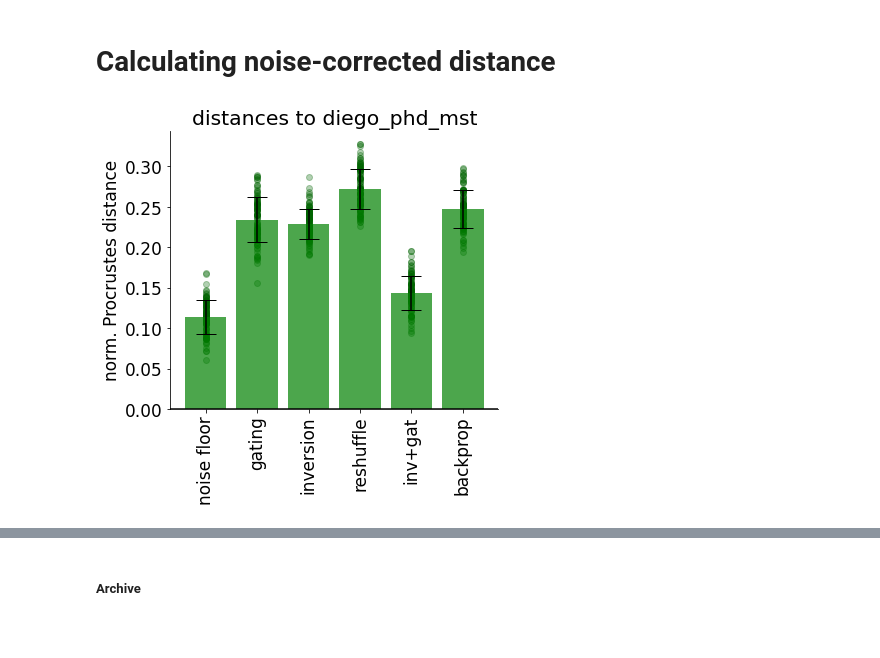
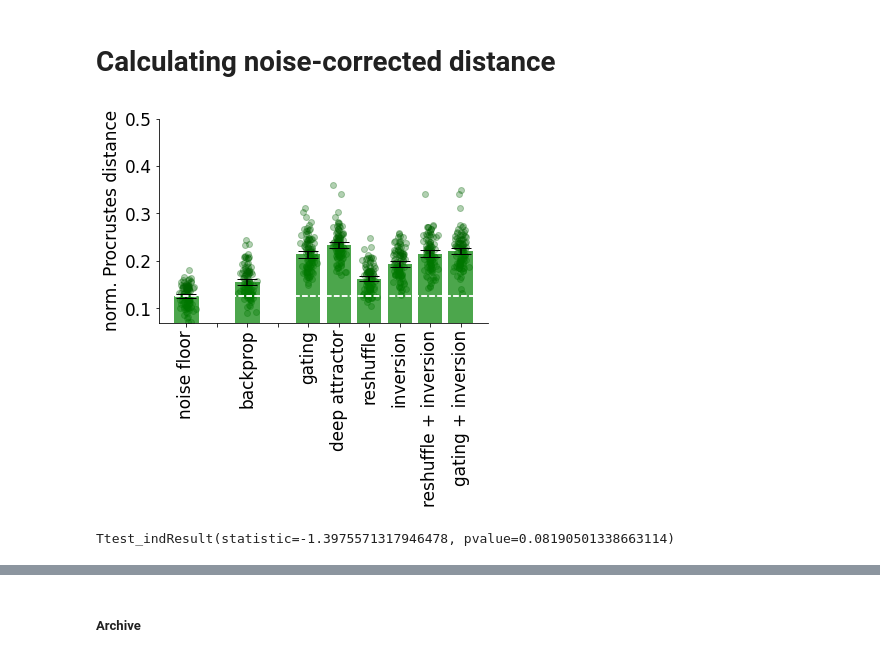
Before and after one commit to azaho/ccn_story3, a Jupyter notebook: netdist.ipynb, the cells around one changed output, grey strips where cells are left out. Drawn from its saved outputs; the diff is of its cells as text; code cells hidden in the pictures; blank space fills up the shorter version.

```diff
--- a/netdist.ipynb
+++ b/netdist.ipynb
@@ -247,7 +327,7 @@ for network_name, network in all_networks.items():
             t_d_from = delay0+input_time+20  # remove first 200 ms of delay
             t_d_to = delay0+input_time+delay1
 
-            if '_ad' in name: model_parameterupdate = 2000
+            if '_ad' in name: model_parameterupdate = 4000
             array = np.load(name+f"/model_parameterupdate{model_parameterupdate}_fr.npy")
             temp = np.zeros((n_trials, 2, net_size))
             temp[:, 0, :] = np.mean(array.reshape(n_trials, total_time, net_size)[::, t_cue_from:t_cue_to, :], axis=1)
@@ -311,7 +391,7 @@ plt.show()
 # %% [output]
 [figure]
 # %%
-show_neurons = "reshuffle_ad"
+show_neurons = "reshuffle"
 #show_neurons = "backprop_lt_pt"
 
 fig = plt.figure(figsize=(12,8))
@@ -347,7 +427,7 @@ for i in range(5):
         if bins==7: x = x*1.033+10
         ax.bar(x, hist*100, align='center', width=180/bins/1.05, color="green")
 
-
+        #ax.set_title(f"{ind}")
         #ax.set_xlabel('preference change (deg)', fontsize=16)
         #ax.set_ylabel('% of neurons', fontsize=16)
         ax.set_xticks(np.arange(0, 181, 90))
@@ -410,8 +511,9 @@ include = list(all_networks.keys())
 print(include)
 exclude = [x for x in include if ("backprop" in x and x!="backpropdd")]#["backprop", "backprop_pt_la"]#["inv+gat"]
 #exclude += "diego_phd_mst,diego_new_mst".split(',')
-exclude=[
-]
+exclude=['reshuffle', 'backprop']
+exclude = ['reshuffle', 'reshuffle_ad_blr', 'backprop_la']
+exclude = []
 include = [x for x in include if x not in exclude]
 ids = np.concatenate([(all_networks[name]['ids'])[:max_networks] for name in include])
 embedding = tsne.fit(dist[ids, :][:, ids])
@@ -421,7 +523,7 @@ i = 0
 for name, network in all_networks.items():
     if name not in include: continue
     n = min(len(network['ids']), max_networks)
-    plt.scatter(embedding[i:i+n, 0], embedding[i:i+n, 1], 300, marker='x',color=network['color'], label=name)
+    plt.scatter(embedding[i:i+n, 0], embedding[i:i+n, 1], 300, marker='o',color=network['color'], label=name)
     i += n
 plt.xlabel("tSNE dim1 (arbitrary units)")
 plt.ylabel("tSNE dim2 (arbitrary units)")
@@ -574,17 +675,22 @@ P = 6.6590436557204835e-09
 # %%
 metric = LinearMetric(alpha=1.0, zero_pad=True)
 
-neuraldata_name = "diego_phd_mst"
-comparison_networks_names = ["gating", "inversion", "reshuffle", "inv+gat", "backprop"]
+neuraldata_name = "backprop"
+comparison_networks_names = [None, "backprop", None, "gating", "deep_attractor", "reshuffle", "inversion", "gating+reshuffle", "gating+inversion", ]
+comparison_networks_displaynames = ["noise floor", None, "backprop", None, "gating", "deep attractor", "reshuffle", "inversion", "reshuffle + inversion", "gating + inversion", ]
 
 comparison_distances = []
 for comparison_network in comparison_networks_names:
+    if comparison_network is None:
+        comparison_distances.append(None)
+        continue
 
     distances_a1a2 = []
     distances_a1b = []
     N_repeats = 100
     for i in range(N_repeats):
         array_a = arrays[all_networks[neuraldata_name]['ids'][0]]
+        array_a = arrays[np.random.choice(all_networks[neuraldata_name]['ids'])]
         array_b = arrays[np.random.choice(all_networks[comparison_network]['ids'])]
         # Split the neural data in two groups (for noise ceiling calculation)
         n_samples = min(array_a.shape[1]//2, array_b.shape[1])
@@ -614,39 +720,52 @@ errors = []
 
 # Calculate means and standard deviations for each array
 for distances in distances_list:
+    if distances is None:
+        means.append(0)
+        errors.append(0)
+        continue
     means.append(np.mean(distances))
-    errors.append(np.std(distances))
+    errors.append(1.96*np.std(distances)/(N_repeats-1)**0.5)
 
 x = np.arange(len(labels))  # the label locations
 width = 0.8  # the width of the bars
 
 fig, ax = plt.subplots(figsize=(6, 6))
 plt.rc('font', **{'family': 'DejaVu Sans', 'weight': 'normal', 'size': 17})
 
 # Add data points
 for i, mean in enumerate(means):
     y_values = distances_list[i]
-    ax.scatter([i]*len(y_values), y_values, color='darkgreen', zorder=0, alpha=0.3)
+    if y_values is None: continue
+    ax.scatter(np.random.randn(len(y_values))*0.1+i, y_values, color='darkgreen', zorder=0, alpha=0.3)
 
 # Create bars with error bars
 rects1 = ax.bar(x, means, width, yerr=errors, color="green", alpha=0.7, label='Means', capsize=10)
+ax.axhline(means[0], color="white", linestyle="--")
+ax.axhline(means[0], color="white", linestyle="--")
 
 # Labels and titles
 ax.set_ylabel('norm. Procrustes distance')
-ax.set_title(f'distances to {neuraldata_name}')
+#ax.set_title(f'distances to {neuraldata_name}')
 ax.set_xticks(x)
-ax.set_xticklabels(labels, rotation=90)
+ax.set_xticklabels(comparison_networks_displaynames, rotation=90)
 ax.axhline(0, color='black')
 plt.gca().spines['top'].set_visible(False)
 plt.gca().spines['right'].set_visible(False)
+plt.ylim(0.07, 0.5)
 #ax.legend()
 
 fig.tight_layout()
 
 # Show plot
 plt.show()
 # %% [output]
-[figure, old version]
+[figure, new version]
+# %%
+import scipy
+scipy.stats.ttest_ind(comparison_distances[1], comparison_distances[5], alternative="less")
+# %% [output]
+Ttest_indResult(statistic=-1.3975571317946478, pvalue=0.08190501338663114)
 # %%
 distances_list = [(x-distances_a1a2)/(1-distances_a1a2) for x in comparison_distances]
 labels = comparison_networks_names
```
Also changed, not shown: parts of 8 cells of this notebook, 23 other files.
